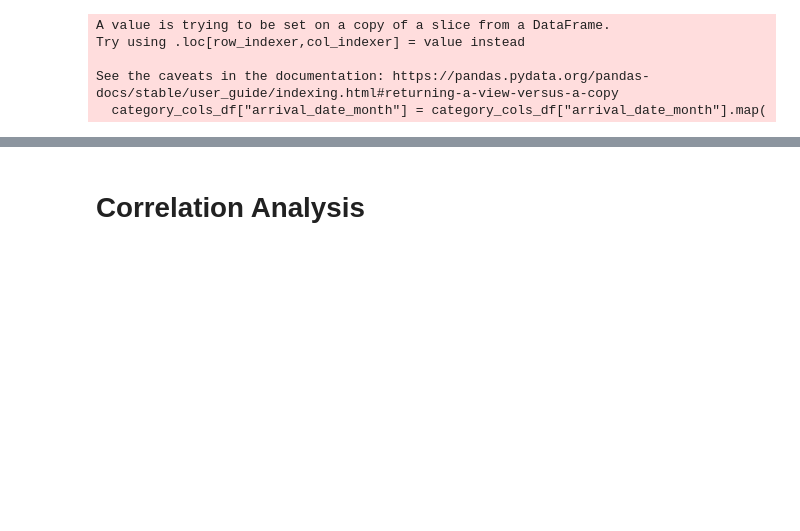
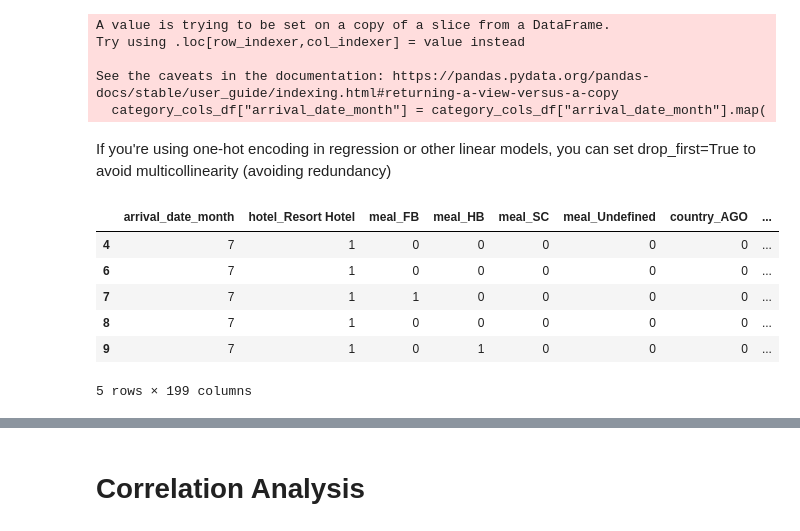
Before and after one commit to engage-deepakagarwal/machine-learning-lab, a Jupyter notebook: 3_cleaning_process.ipynb, the cells around one changed output, grey strips where cells are left out. Saved outputs shown, nothing was run; the diff lists cells and outputs as text; code cells hidden in the pictures; blank space fills up the shorter version.

```diff
--- a/3_cleaning_process.ipynb
+++ b/3_cleaning_process.ipynb
@@ -335,6 +335,8 @@ Try using .loc[row_indexer,col_indexer] = value instead
 
 See the caveats in the documentation: https://pandas.pydata.org/pandas-docs/stable/user_guide/indexing.html#returning-a-view-versus-a-copy
   category_cols_df["arrival_date_month"] = category_cols_df["arrival_date_month"].map(
+# %% [markdown]
+If you're using one-hot encoding in regression or other linear models, you can set drop_first=True to avoid multicollinearity (avoiding redundancy)
 # %%
 #one-hot encoding
 # dtype 'int' is specified to convert text 'True' and 'False' to numbers 1 and 0 respectively.
@@ -345 +348,11 @@ category_cols_df = pd.get_dummies(
 )
+# %%
+category_cols_df.head()
+# %% [output]
+|  | arrival_date_month | hotel_Resort Hotel | meal_FB | meal_HB | meal_SC | meal_Undefined | country_AGO | ... |
+| 4 | 7 | 1 | 0 | 0 | 0 | 0 | 0 | ... |
+| 6 | 7 | 1 | 0 | 0 | 0 | 0 | 0 | ... |
+| 7 | 7 | 1 | 1 | 0 | 0 | 0 | 0 | ... |
+| 8 | 7 | 1 | 0 | 0 | 0 | 0 | 0 | ... |
+| 9 | 7 | 1 | 0 | 1 | 0 | 0 | 0 | ... |
+5 rows × 199 columns
```
Also changed, not shown: parts of 25 cells of this notebook.
